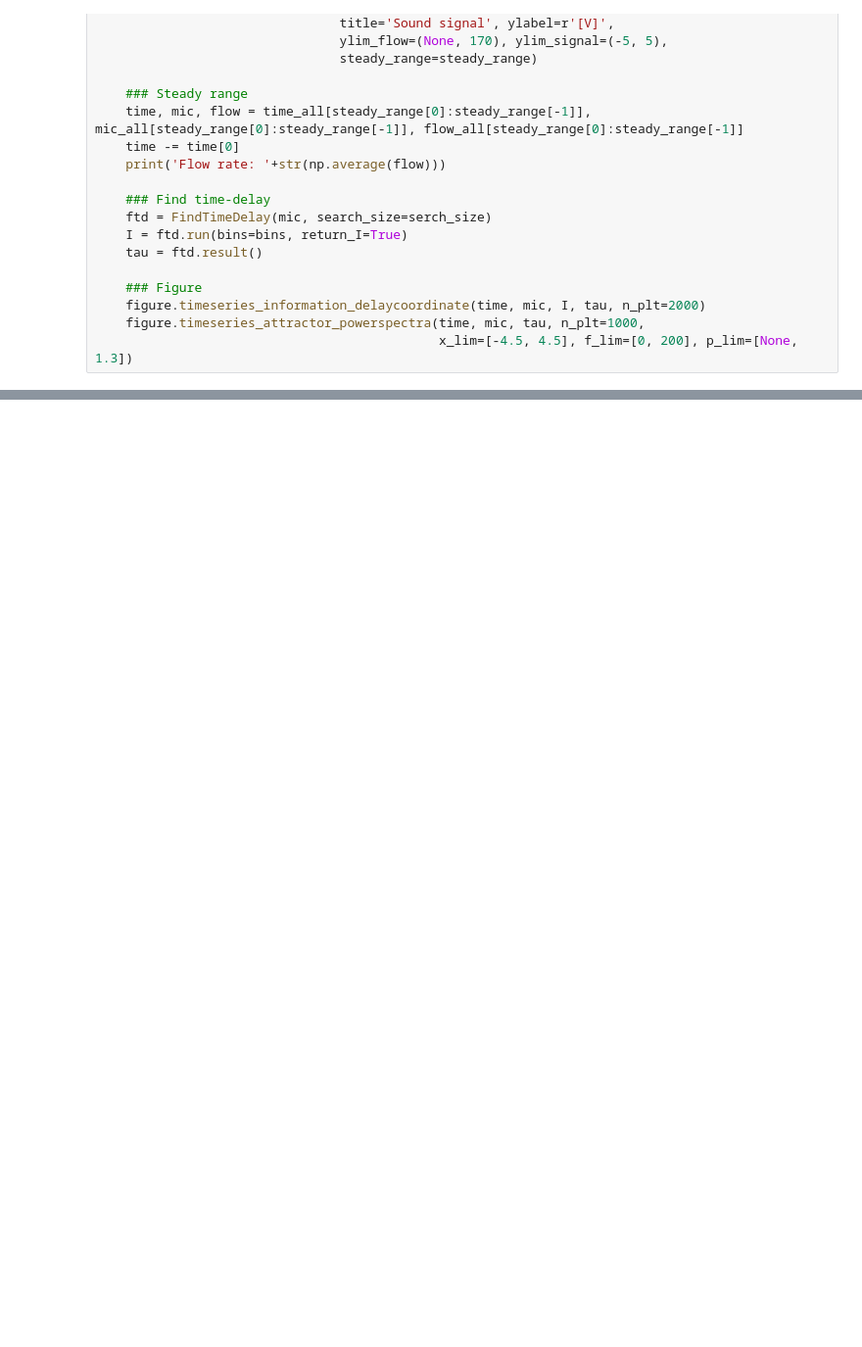
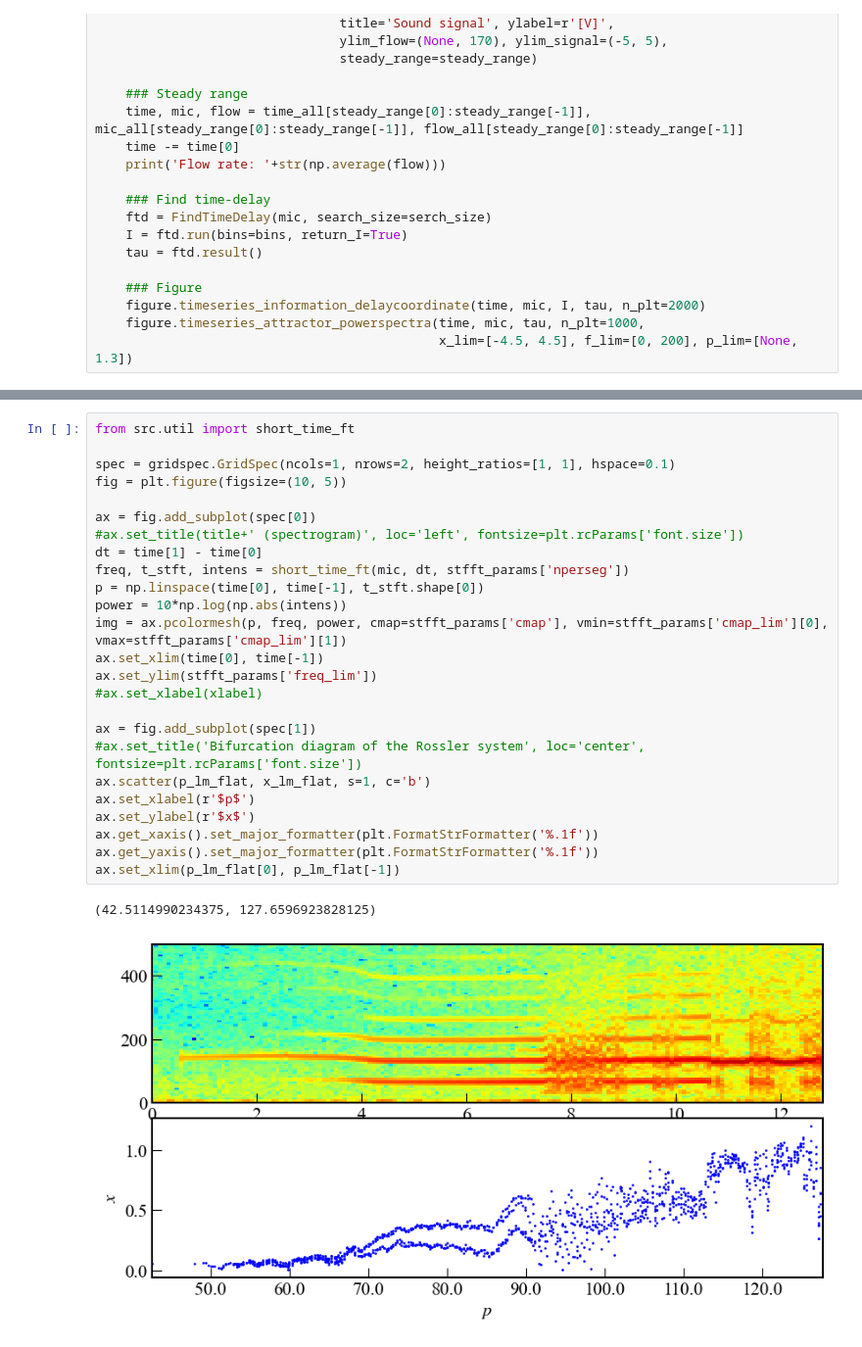
Before and after one commit to TakumiInoue0628/analysis-of-vocal-fold-system-based-on-nonlinear-dynamics-theory-using-machine-learning, a Jupyter notebook: report/20241022/01_03_experimental_data_bifurcation.ipynb, the cells around one changed output, grey strips where cells are left out. Shown at 98% size. Saved outputs shown, nothing was run; the diff lists cells and outputs as text; blank space fills up the shorter version.

```diff
--- a/report/20241022/01_03_experimental_data_bifurcation.ipynb
+++ b/report/20241022/01_03_experimental_data_bifurcation.ipynb
@@ -140 +141,29 @@ plt.show()
+# %%
+from src.util import short_time_ft
+
+spec = gridspec.GridSpec(ncols=1, nrows=2, height_ratios=[1, 1], hspace=0.1)
+fig = plt.figure(figsize=(10, 5))
+
+ax = fig.add_subplot(spec[0])
+#ax.set_title(title+' (spectrogram)', loc='left', fontsize=plt.rcParams['font.size'])
+dt = time[1] - time[0]
+freq, t_stft, intens = short_time_ft(mic, dt, stfft_params['nperseg'])
+p = np.linspace(time[0], time[-1], t_stft.shape[0])
+power = 10*np.log(np.abs(intens))
+img = ax.pcolormesh(p, freq, power, cmap=stfft_params['cmap'], vmin=stfft_params['cmap_lim'][0], vmax=stfft_params['cmap_lim'][1])
+ax.set_xlim(time[0], time[-1])
+ax.set_ylim(stfft_params['freq_lim'])
+#ax.set_xlabel(xlabel)
+
+ax = fig.add_subplot(spec[1])
+#ax.set_title('Bifurcation diagram of the Rossler system', loc='center', fontsize=plt.rcParams['font.size'])
+ax.scatter(p_lm_flat, x_lm_flat, s=1, c='b')
+ax.set_xlabel(r'$p$')
+ax.set_ylabel(r'$x$')
+ax.get_xaxis().set_major_formatter(plt.FormatStrFormatter('%.1f'))
+ax.get_yaxis().set_major_formatter(plt.FormatStrFormatter('%.1f'))
+ax.set_xlim(p_lm_flat[0], p_lm_flat[-1])
+# %% [output]
+(42.5114990234375, 127.6596923828125)
+[figure, added]
 # %%
```
Also changed, not shown: parts of 5 cells of this notebook, 3 other files.
